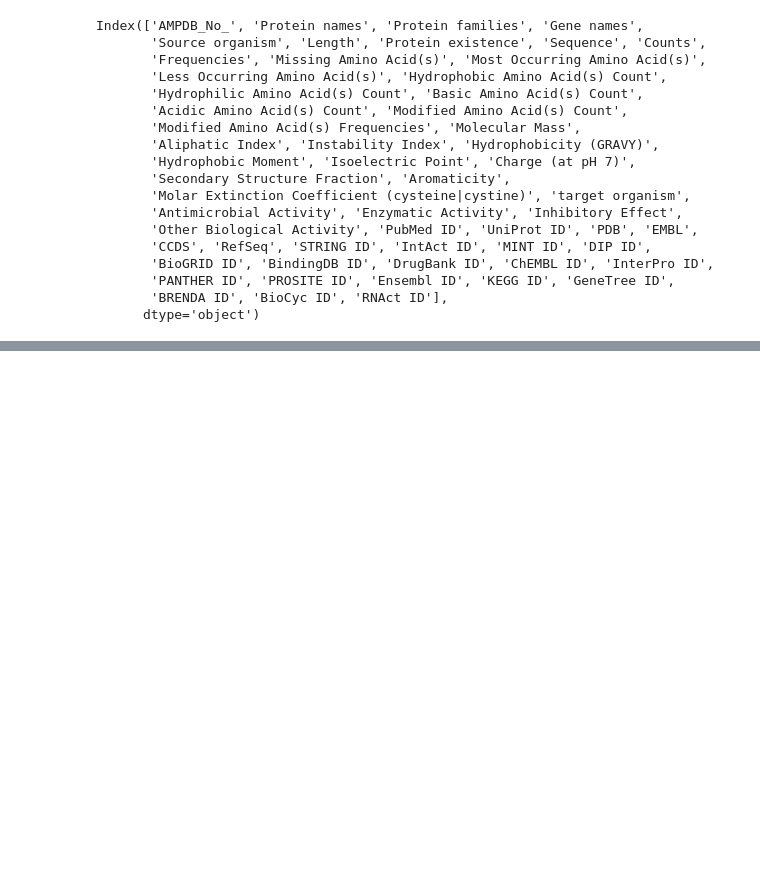
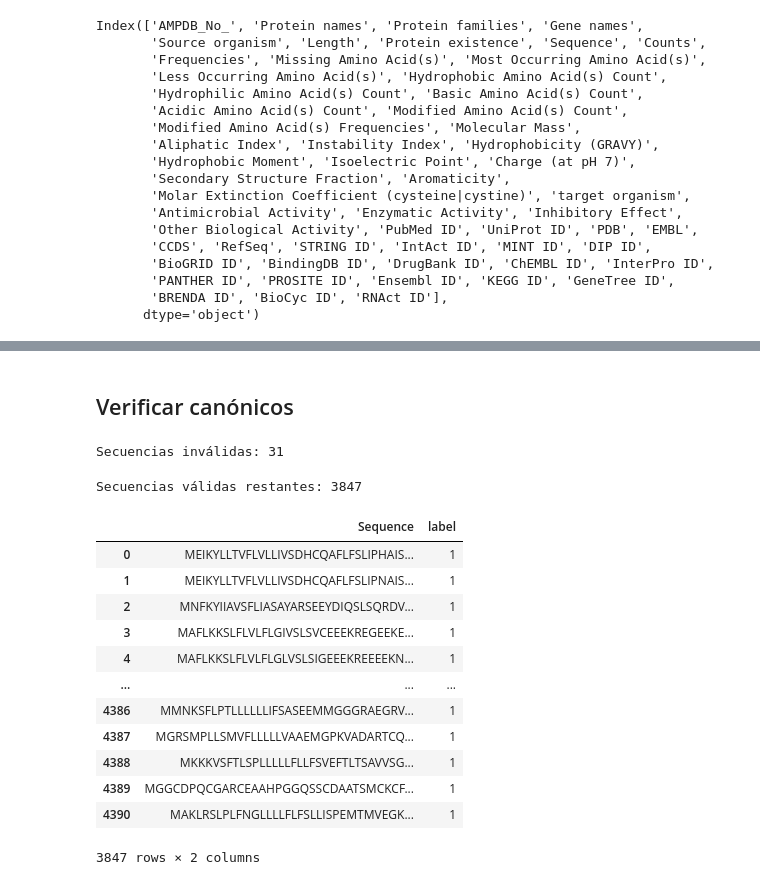
Before and after one commit to AnaLuisaIA/antifungal-peptides, a Jupyter notebook: databases/AMPDB v1/AMPDB v1.ipynb, the cells around one changed output, grey strips where cells are left out. Drawn from its saved outputs; the diff is of its cells as text; code cells hidden in the pictures; blank space fills up the shorter version.

```diff
--- a/databases/AMPDB v1/AMPDB v1.ipynb
+++ b/databases/AMPDB v1/AMPDB v1.ipynb
@@ -101,0 +109,2 @@ df_combined.describe()
+# %%
+df = df_combined.drop_duplicates().copy()
@@ -101,0 +115,34 @@ df_combined.describe()
+# %% [markdown]
+## Verificar canónicos
+# %%
+# Definir aminoácidos canónicos
+aminoacidos = set("ACDEFGHIKLMNPQRSTVWY")
+# %%
+# Verificar cuáles secuencias válidas
+df["is_valid"] = [set(seq).issubset(aminoacidos) for seq in df["Sequence"]]
+# %%
+no_validas = df[~df["is_valid"]]
+print("Secuencias inválidas:", len(no_validas))
+# %% [output]
+Secuencias inválidas: 31
+# %%
+df_validas = df[df["is_valid"]].drop(columns="is_valid")
+print("Secuencias válidas restantes:", len(df_validas))
+# %% [output]
+Secuencias válidas restantes: 3847
+# %%
+display(df_validas)
+# %% [output]
+|  | Sequence | label |
+| 0 | MEIKYLLTVFLVLLIVSDHCQAFLFSLIPHAIS... | 1 |
+| 1 | MEIKYLLTVFLVLLIVSDHCQAFLFSLIPNAIS... | 1 |
+| 2 | MNFKYIIAVSFLIASAYARSEEYDIQSLSQRDV... | 1 |
+| 3 | MAFLKKSLFLVLFLGIVSLSVCEEEKREGEEKE... | 1 |
+| 4 | MAFLKKSLFLVLFLGLVSLSIGEEEKREEEEKN... | 1 |
+| ... | ... | ... |
+| 4386 | MMNKSFLPTLLLLLLIFSASEEMMGGGRAEGRV... | 1 |
+| 4387 | MGRSMPLLSMVFLLLLLVAAEMGPKVADARTCQ... | 1 |
+| 4388 | MKKKVSFTLSPLLLLLFLLFSVEFTLTSAVVSG... | 1 |
+| 4389 | MGGCDPQCGARCEAAHPGGQSSCDAATSMCKCF... | 1 |
+| 4390 | MAKLRSLPLFNGLLLLFLFSLLISPEMTMVEGK... | 1 |
+3847 rows × 2 columns
```
Also changed, not shown: parts of 20 cells of this notebook.
